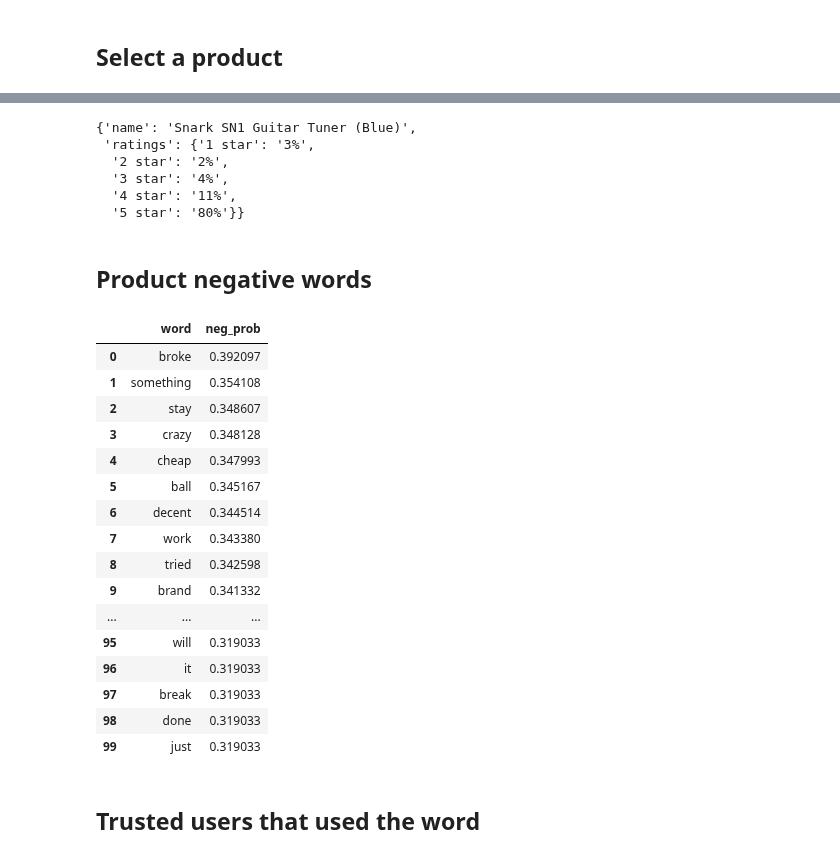
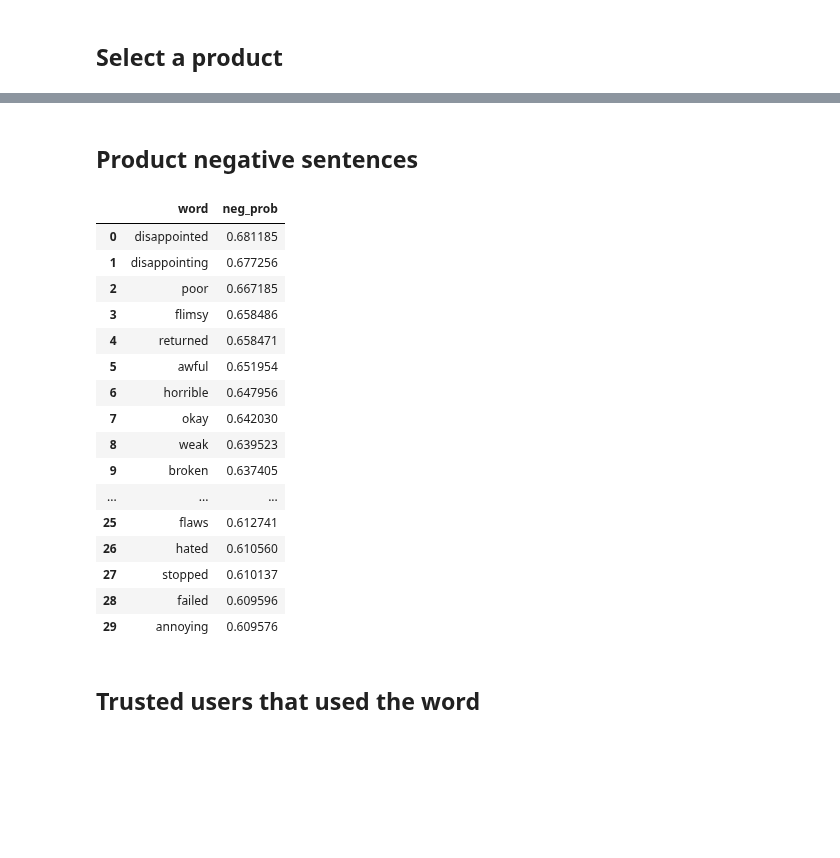
Before and after one commit to koulakis/amazon-review-qa-analysis, a Jupyter notebook: Trusted Users Insight System.ipynb, the cells around one changed output, grey strips where cells are left out. Cells and saved outputs as stored; diff of their text form; code cells hidden in the pictures; blank space fills up the shorter version.

```diff
--- a/Trusted Users Insight System.ipynb
+++ b/Trusted Users Insight System.ipynb
@@ -1,5 +1,5 @@
 # %%
-dataset = 'Musical_Instruments'
+dataset = 'Home_and_Kitchen'
 
 reviews_filepath = './data/raw_data/reviews_{0}_5.json.gz'.format(dataset)
 metadata_filepath = './data/metadata/meta_{0}.json.gz'.format(dataset)
@@ -17,11 +17,11 @@ metadata_filepath = './data/metadata/meta_{0}.json.gz'.format(dataset)
 
 all_reviews = (spark
     .read
-    .json(reviews_filepath)).cache()
+    .json(reviews_filepath))
 
 all_metadata = (spark
     .read
-    .json(metadata_filepath)).cache()
+    .json(metadata_filepath))
 # %%
 # %load modules/scripts/Summarize\ reviews.py
 
@@ -48,8 +48,8 @@ reviews = (all_reviews
     .na.fill({ 'reviewerName': 'Unknown' })
     .filter(col('overall').isin([1, 2, 5]))
     .withColumn('label', make_binary(col('overall')))
-    .select(col('label').cast('int'), remove_punctuation('reviewText').alias('review'))
-    .filter(trim(col('review')) != ''))
+    .select(col('label').cast('int'), remove_punctuation('summary').alias('summary'))
+    .filter(trim(col('summary')) != ''))
 
 
 # ## Splitting data and balancing skewness
@@ -92,7 +92,7 @@ from pyspark.ml.feature import Tokenizer, HashingTF, IDF, StopWordsRemover
 from pyspark.ml.pipeline import Pipeline
 from pyspark.ml.classification import LogisticRegression
 
-tokenizer = Tokenizer(inputCol='review', outputCol='words')
+tokenizer = Tokenizer(inputCol='summary', outputCol='words')
 
 pipeline = Pipeline(stages=[
     tokenizer,
@@ -128,11 +128,11 @@ from pyspark.sql.types import FloatType
 
 words = (tokenizer
     .transform(reviews)
-    .select(explode(col('words')).alias('review')))
+    .select(explode(col('words')).alias('summary')))
 
 predictors = (model
     .transform(words)
-    .select(col('review').alias('word'), 'probability'))
+    .select(col('summary').alias('word'), 'probability'))
 
 first = udf(lambda x: x[0].item(), FloatType())
 second = udf(lambda x: x[1].item(), FloatType())
@@ -568,53 +568,46 @@ displayProducts(
     [ row[0] for row in top_reviewed_products.select('asin').collect() ])
 # %% [output]
 [interactive output not drawn]
-# %%
-ParseReviews(selected_product)
-# %% [output]
-{'name': 'Snark SN1 Guitar Tuner (Blue)',
- 'ratings': {'1 star': '3%',
-  '2 star': '2%',
-  '3 star': '4%',
-  '4 star': '11%',
-  '5 star': '80%'}}
+# %%
+selected_product = 'B0009VELTQ'
 # %% [markdown]
-## Product negative words
+## Product negative sentences
 # %%
 from pyspark.ml.feature import Tokenizer
-from pyspark.sql.functions import explode
+from pyspark.sql.functions import explode, col
 
 import pandas as pd
 pd.set_option('display.max_rows', 100)
 
 product_words_per_reviewer = (
-    Tokenizer(inputCol='summary', outputCol='words')
+    Tokenizer(inputCol='reviewText', outputCol='words')
         .transform(all_reviews.filter(col('asin') == selected_product))
     .select('reviewerID', 'words'))
 
 word_ranks = (product_words_per_reviewer
     .select(explode(col('words')).alias('word'))
     .distinct()
     .join(negative_predictive_words, col('word') == negative_predictive_words.negative_word)
     .select('word', 'neg_prob')
     .sort('neg_prob', ascending=False))
 
-word_ranks.limit(100).toPandas()
+word_ranks.limit(30).toPandas()
 # %% [output]
 |  | word | neg_prob |
-| 0 | broke | 0.392097 |
-| 1 | something | 0.354108 |
-| 2 | stay | 0.348607 |
-| 3 | crazy | 0.348128 |
-| 4 | cheap | 0.347993 |
-| 5 | ball | 0.345167 |
-| 6 | decent | 0.344514 |
-| 7 | work | 0.343380 |
-| 8 | tried | 0.342598 |
-| 9 | brand | 0.341332 |
+| 0 | disappointed | 0.681185 |
+| 1 | disappointing | 0.677256 |
+| 2 | poor | 0.667185 |
+| 3 | flimsy | 0.658486 |
+| 4 | returned | 0.658471 |
+| 5 | awful | 0.651954 |
+| 6 | horrible | 0.647956 |
+| 7 | okay | 0.642030 |
+| 8 | weak | 0.639523 |
+| 9 | broken | 0.637405 |
 | ... | ... | ... |
-| 95 | will | 0.319033 |
-| 96 | it | 0.319033 |
-| 97 | break | 0.319033 |
-| 98 | done | 0.319033 |
-| 99 | just | 0.319033 |
+| 25 | flaws | 0.612741 |
+| 26 | hated | 0.610560 |
+| 27 | stopped | 0.610137 |
+| 28 | failed | 0.609596 |
+| 29 | annoying | 0.609576 |
 # %%
```
Also changed, not shown: parts of 13 cells of this notebook, 2 other files.
